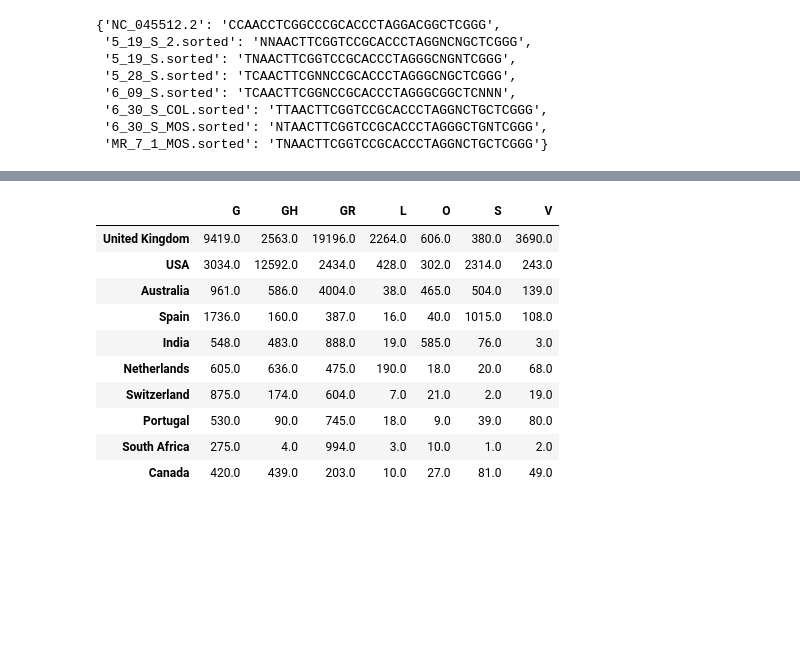
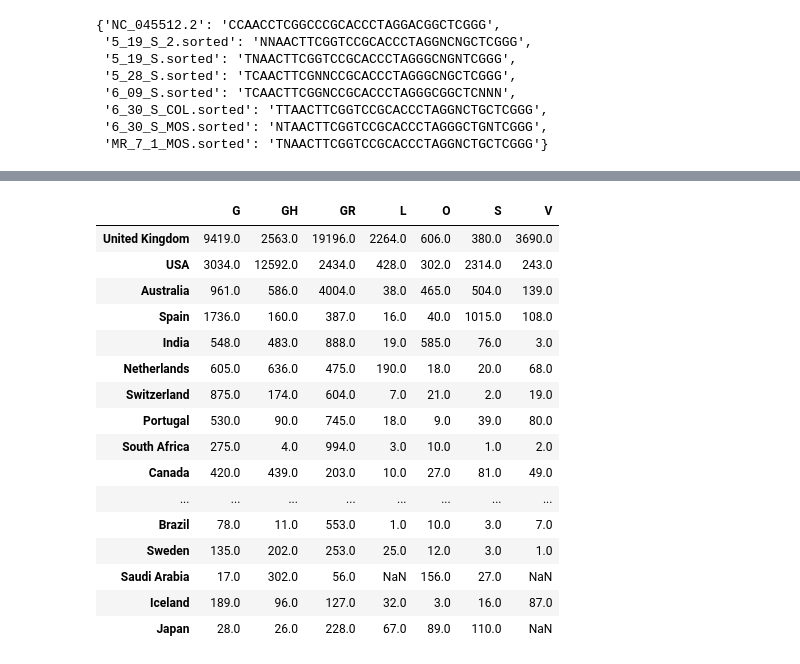
Before and after one commit to ductai199x/covid_ism_hotspot_analysis, a Jupyter notebook: src/ism_df_analysis.ipynb, the cells around one changed output, grey strips where cells are left out. Drawn from its saved outputs; the diff is of its cells as text; code cells hidden in the pictures; blank space fills up the shorter version.

```diff
--- a/src/ism_df_analysis.ipynb
+++ b/src/ism_df_analysis.ipynb
@@ -196,23 +205,29 @@ MR_7_1_MOS.sorted: [('GH', 2), ('O', 6), ('S', 8), ('G', 3), ('GR', 6), ('L', 6)
 # %%
 country_vs_clade_sorted = country_vs_clade.items()
 
 country_vs_clade_sorted = sorted(country_vs_clade_sorted, key=lambda k: sum(k[1].values()), reverse=True)
 
 tmp_df = pd.DataFrame({})
 
 for c, v in country_vs_clade_sorted:
     row = pd.Series(dict(v), name=c)
     tmp_df = tmp_df.append(row)
-tmp_df[0:10]
+tmp_df[0:20]
 # %% [output]
 |  | G | GH | GR | L | O | S | V |
 | United Kingdom | 9419.0 | 2563.0 | 19196.0 | 2264.0 | 606.0 | 380.0 | 3690.0 |
 | USA | 3034.0 | 12592.0 | 2434.0 | 428.0 | 302.0 | 2314.0 | 243.0 |
 | Australia | 961.0 | 586.0 | 4004.0 | 38.0 | 465.0 | 504.0 | 139.0 |
 | Spain | 1736.0 | 160.0 | 387.0 | 16.0 | 40.0 | 1015.0 | 108.0 |
 | India | 548.0 | 483.0 | 888.0 | 19.0 | 585.0 | 76.0 | 3.0 |
 | Netherlands | 605.0 | 636.0 | 475.0 | 190.0 | 18.0 | 20.0 | 68.0 |
 | Switzerland | 875.0 | 174.0 | 604.0 | 7.0 | 21.0 | 2.0 | 19.0 |
 | Portugal | 530.0 | 90.0 | 745.0 | 18.0 | 9.0 | 39.0 | 80.0 |
 | South Africa | 275.0 | 4.0 | 994.0 | 3.0 | 10.0 | 1.0 | 2.0 |
 | Canada | 420.0 | 439.0 | 203.0 | 10.0 | 27.0 | 81.0 | 49.0 |
+| ... | ... | ... | ... | ... | ... | ... | ... |
+| Brazil | 78.0 | 11.0 | 553.0 | 1.0 | 10.0 | 3.0 | 7.0 |
+| Sweden | 135.0 | 202.0 | 253.0 | 25.0 | 12.0 | 3.0 | 1.0 |
+| Saudi Arabia | 17.0 | 302.0 | 56.0 | NaN | 156.0 | 27.0 | NaN |
+| Iceland | 189.0 | 96.0 | 127.0 | 32.0 | 3.0 | 16.0 | 87.0 |
+| Japan | 28.0 | 26.0 | 228.0 | 67.0 | 89.0 | 110.0 | NaN |
```
Also changed, not shown: parts of 16 cells of this notebook.
